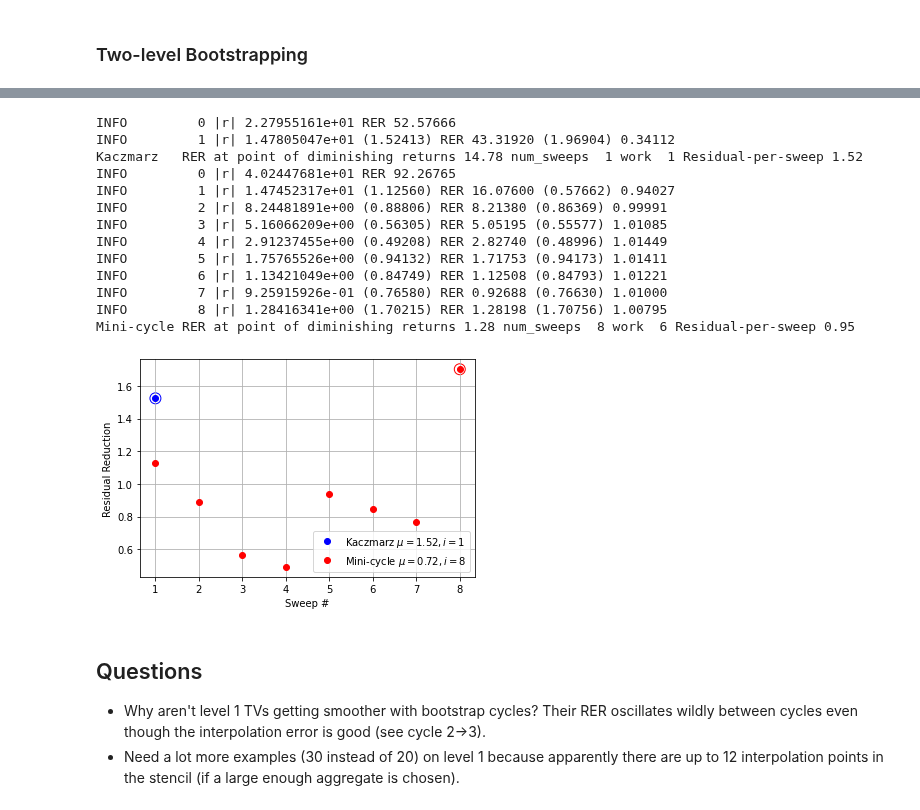
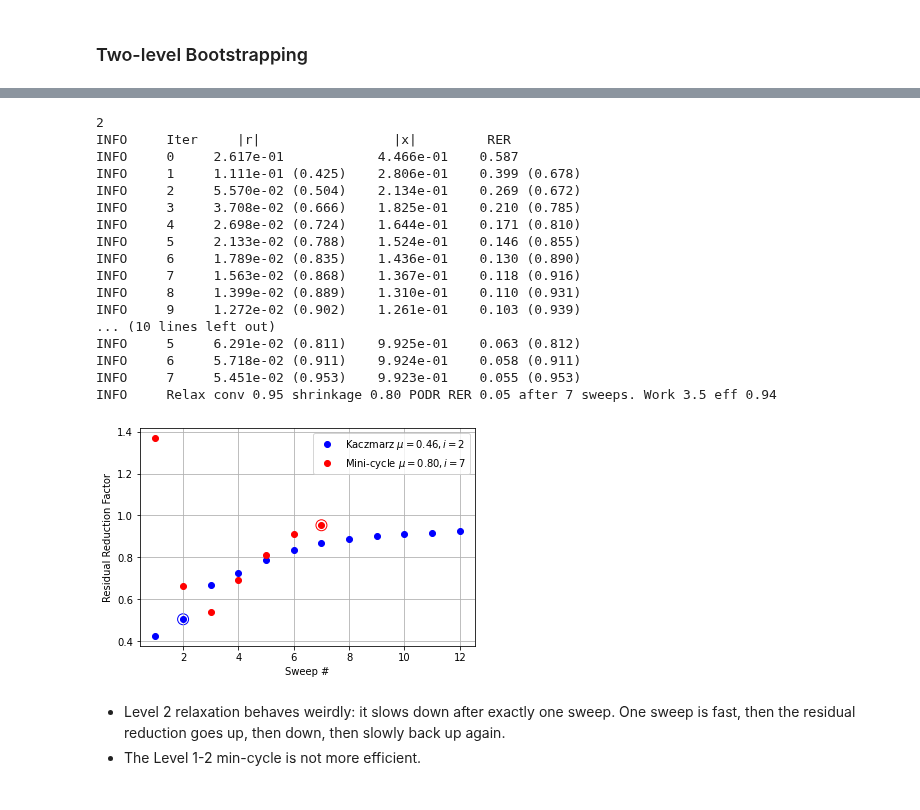
Before and after one commit to 436ahsan/Helmholtz, a Jupyter notebook: notebooks/multilevel_uniform_agg_size.ipynb, the cells around one changed output, grey strips where cells are left out. Drawn from its saved outputs; the diff is of its cells as text; code cells hidden in the pictures.

Commit message:
Working on level 1->2 coarsening report.

```diff
--- a/notebooks/multilevel_uniform_agg_size.ipynb
+++ b/notebooks/multilevel_uniform_agg_size.ipynb
@@ -37,7 +40,7 @@ np.random.seed(0)
 # Domain size.
 n = 96
 # Scaled wave number.
-kh = 0.5
+kh = 0.7
 
 # Number of test vectors.
 num_examples = 20
@@ -77,12 +80,12 @@ for kh_value, ax in zip(kh_values, axs):
 
     for title, relax, color in zip(("Kac", "GS"), (kaczmarz, gs), ("blue", "red")):
         method = relax(a_kh)
-        factor, num_sweeps, residual, conv = hm.solve.smoothing.shrinkage_factor(
+        factor, num_sweeps, residual, conv, rer, conv_factor = hm.solve.smoothing.shrinkage_factor(
             operator, lambda x, b: method.step(x, b), (a_kh.shape[0], ),
-            print_frequency=1, max_sweeps=20, slow_conv_factor=1.1)
+            print_frequency=None, max_sweeps=20, slow_conv_factor=1.1)
         hm.solve.smoothing.plot_diminishing_returns_point(factor, num_sweeps, conv, ax, title=title, color=color)
-        print("{:<10s} PODR RER {:.2f} after {:>2d} sweeps. Work {:>2d} efficiency {:.2f}".format(
-            title, np.mean(residual[num_sweeps]), num_sweeps, work, np.mean(residual[num_sweeps] / residual[0]) ** (1/(num_sweeps * work))))
+        print("{:<5s} conv {:.2f} shrinkage {:.2f} PODR RER {:.2f} after {:>2d} sweeps. Work {:>2d} efficiency {:.2f}".format(
+            title, conv_factor, factor, np.mean(rer[num_sweeps]), num_sweeps, work, np.mean(residual[num_sweeps] / residual[0]) ** (1/(num_sweeps * work))))
 
     ax.set_title(r"$kh = {:.2f}$".format(kh_value))
     ax.legend()
@@ -121,6 +113,7 @@ kh = 0.7
 a = hm.linalg.helmholtz_1d_5_point_operator(kh, n).tocsr()
 level = hm.setup.hierarchy.create_finest_level(a)
 # %%
+_LOGGER.info("kh {}".format(kh))
 x_log = []
 r_log = []
 
@@ -130,10 +123,12 @@ multilevel = hm.hierarchy.multilevel.Multilevel(level)
 
 _LOGGER.info("Relax at level {} size {}".format(finest, level.size))
 b = np.zeros((a.shape[0], num_examples))
-_, relax_conv_factor = hm.solve.run.run_iterative_method(
-    level.operator, lambda x: level.relax(x, b),
-    hm.solve.run.random_test_matrix((a.shape[0],), num_examples=num_examples), num_sweeps=100)
-_LOGGER.info("Relax convergence factor {:.3f}".format(relax_conv_factor))
+
+factor, num_sweeps, residual, conv, rer, relax_conv_factor = hm.solve.smoothing.shrinkage_factor(
+    operator, lambda x, b: level.relax(x, b), (a_kh.shape[0], ),
+    print_frequency=None, max_sweeps=20, slow_conv_factor=1.1)
+_LOGGER.info("Relax conv {:.2f} shrinkage {:.2f} PODR RER {:.2f} after {} sweeps. Work {:.1f} eff {:.2f}".format(
+    relax_conv_factor, factor, np.mean(rer[num_sweeps]), num_sweeps, work, np.mean(residual[num_sweeps] / residual[0]) ** (1/(num_sweeps * work))))
 
 # TODO(orenlivne): generalize to d-dimensions. This is specific to 1D.
 x = hm.solve.run.random_test_matrix((a.shape[0],), num_examples=num_examples)
@@ -270,10 +283,9 @@ Kac        RER at point of diminishing returns 0.06 num_sweeps  4 work  1 RER-pe
 # %% [markdown]
 ### Two-level Bootstrapping
 # %%
-num_examples = 30
+num_examples = 20
 max_levels = 2
 num_bootstrap_steps = 3
-num_sweeps = 20
 
 x_log = []
 r_log = []
@@ -281,13 +293,13 @@ r_log = []
 # Initialize hierarchy to 1-level and fine-level test functions to random.
 finest = 0
 multilevel = hm.hierarchy.multilevel.Multilevel(level)
-
 _LOGGER.info("Relax at level {} size {}".format(finest, level.size))
-b = np.zeros((a.shape[0], num_examples))
-_, relax_conv_factor = hm.solve.run.run_iterative_method(
-    level.operator, lambda x: level.relax(x, b),
-    hm.solve.run.random_test_matrix((a.shape[0],), num_examples=num_examples), num_sweeps=100)
-_LOGGER.info("Relax convergence factor {:.3f}".format(relax_conv_factor))
+b = np.zeros((level.a.shape[0], num_examples))
+factor, num_sweeps, residual, conv, rer, relax_conv_factor = hm.solve.smoothing.shrinkage_factor(
+    level.operator, lambda x, b: level.relax(x, b), (level.a.shape[0], ),
+    print_frequency=None, max_sweeps=20, slow_conv_factor=1.1)
+_LOGGER.info("Relax conv {:.2f} shrinkage {:.2f} PODR RER {:.2f} after {} sweeps. Work {:.1f} eff {:.2f}".format(
+    relax_conv_factor, factor, np.mean(rer[num_sweeps]), num_sweeps, work, np.mean(residual[num_sweeps] / residual[0]) ** (1/(num_sweeps * work))))
 
 # Start from random again. Level 0 doesn't exist here.
 x = hm.solve.run.random_test_matrix((a.shape[0],), num_examples=num_examples)
@@ -309,7 +321,7 @@ for i in range(num_bootstrap_steps):
     # Set relax_conv_factor to a high value so that we never append a bootstrap vector to the TV set.
     x, multilevel = hm.setup.auto_setup.bootstap(
         x, multilevel, num_levels, 2.0,
-        num_sweeps=num_sweeps, interpolation_method=interpolation_method, threshold=threshold)
+        num_sweeps=num_sweeps, interpolation_method=interpolation_method)
     x_log.append(x)
     r_log.append(multilevel.level[1].r)
     _LOGGER.info("RER {:.6f}".format(norm(a.dot(x)) / norm(x)))
@@ -387,21 +393,26 @@ Here we also observe that the singular value gap increases with bootsrap cycles,
 # %%
-hm.solve.smoothing.check_relax_cycle_shrinkage(multilevel, max_sweeps=100)
+hm.solve.smoothing.check_relax_cycle_shrinkage(
+    multilevel, max_sweeps=100,
+    nu_pre=1, nu_post=1, nu_coarsest=3)
 # %% [output]
-INFO         0 |r| 2.27955161e+01 RER 52.57666
-INFO         1 |r| 1.47805047e+01 (1.52413) RER 43.31920 (1.96904) 0.34112
-Kaczmarz   RER at point of diminishing returns 14.78 num_sweeps  1 work  1 Residual-per-sweep 1.52
-INFO         0 |r| 4.02447681e+01 RER 92.26765
-INFO         1 |r| 1.47452317e+01 (1.12560) RER 16.07600 (0.57662) 0.94027
-INFO         2 |r| 8.24481891e+00 (0.88806) RER 8.21380 (0.86369) 0.99991
-INFO         3 |r| 5.16066209e+00 (0.56305) RER 5.05195 (0.55577) 1.01085
-INFO         4 |r| 2.91237455e+00 (0.49208) RER 2.82740 (0.48996) 1.01449
-INFO         5 |r| 1.75765526e+00 (0.94132) RER 1.71753 (0.94173) 1.01411
-INFO         6 |r| 1.13421049e+00 (0.84749) RER 1.12508 (0.84793) 1.01221
-INFO         7 |r| 9.25915926e-01 (0.76580) RER 0.92688 (0.76630) 1.01000
-INFO         8 |r| 1.28416341e+00 (1.70215) RER 1.28198 (1.70756) 1.00795
-Mini-cycle RER at point of diminishing returns 1.28 num_sweeps  8 work  6 Residual-per-sweep 0.95
+2
+INFO     Iter     |r|                 |x|         RER
+INFO     0     2.617e-01            4.466e-01    0.587
+INFO     1     1.111e-01 (0.425)    2.806e-01    0.399 (0.678)
+INFO     2     5.570e-02 (0.504)    2.134e-01    0.269 (0.672)
+INFO     3     3.708e-02 (0.666)    1.825e-01    0.210 (0.785)
+INFO     4     2.698e-02 (0.724)    1.644e-01    0.171 (0.810)
+INFO     5     2.133e-02 (0.788)    1.524e-01    0.146 (0.855)
+INFO     6     1.789e-02 (0.835)    1.436e-01    0.130 (0.890)
+INFO     7     1.563e-02 (0.868)    1.367e-01    0.118 (0.916)
+INFO     8     1.399e-02 (0.889)    1.310e-01    0.110 (0.931)
+INFO     9     1.272e-02 (0.902)    1.261e-01    0.103 (0.939)
+... (10 lines left out)
+INFO     5     6.291e-02 (0.811)    9.925e-01    0.063 (0.812)
+INFO     6     5.718e-02 (0.911)    9.924e-01    0.058 (0.911)
+INFO     7     5.451e-02 (0.953)    9.923e-01    0.055 (0.953)
+INFO     Relax conv 0.95 shrinkage 0.80 PODR RER 0.05 after 7 sweeps. Work 3.5 eff 0.94
-[figure, old version]
+[figure, new version]
 # %% [markdown]
-## Questions
-* Why aren't level 1 TVs getting smoother with bootstrap cycles? Their RER oscillates wildly between cycles even though the interpolation error is good (see cycle 2->3).
-* Need a lot more examples (30 instead of 20) on level 1 because apparently there are up to 12 interpolation points in the stencil (if a large enough aggregate is chosen).
+* Level 2 relaxation behaves weirdly: it slows down after exactly one sweep. One sweep is fast, then the residual reduction goes up, then down, then slowly back up again.
+* The Level 1-2 min-cycle is not more efficient.
```
Also changed, not shown: parts of 23 cells of this notebook, 6 other files.
